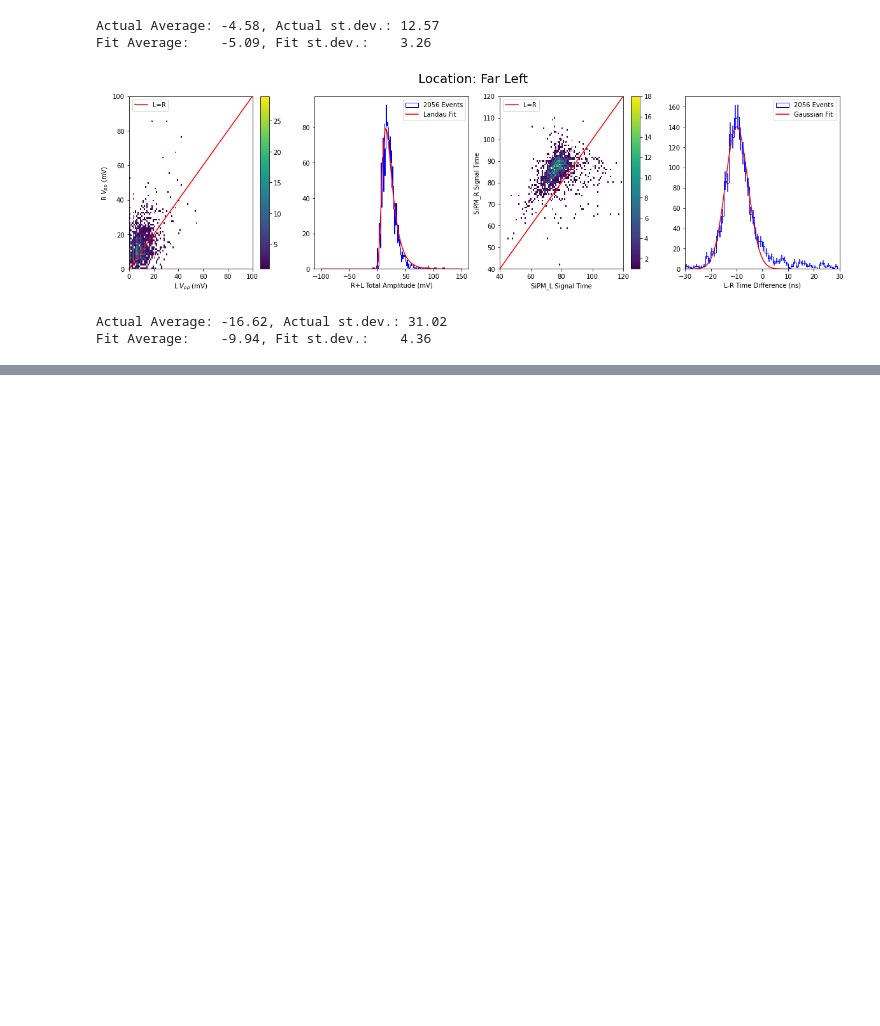
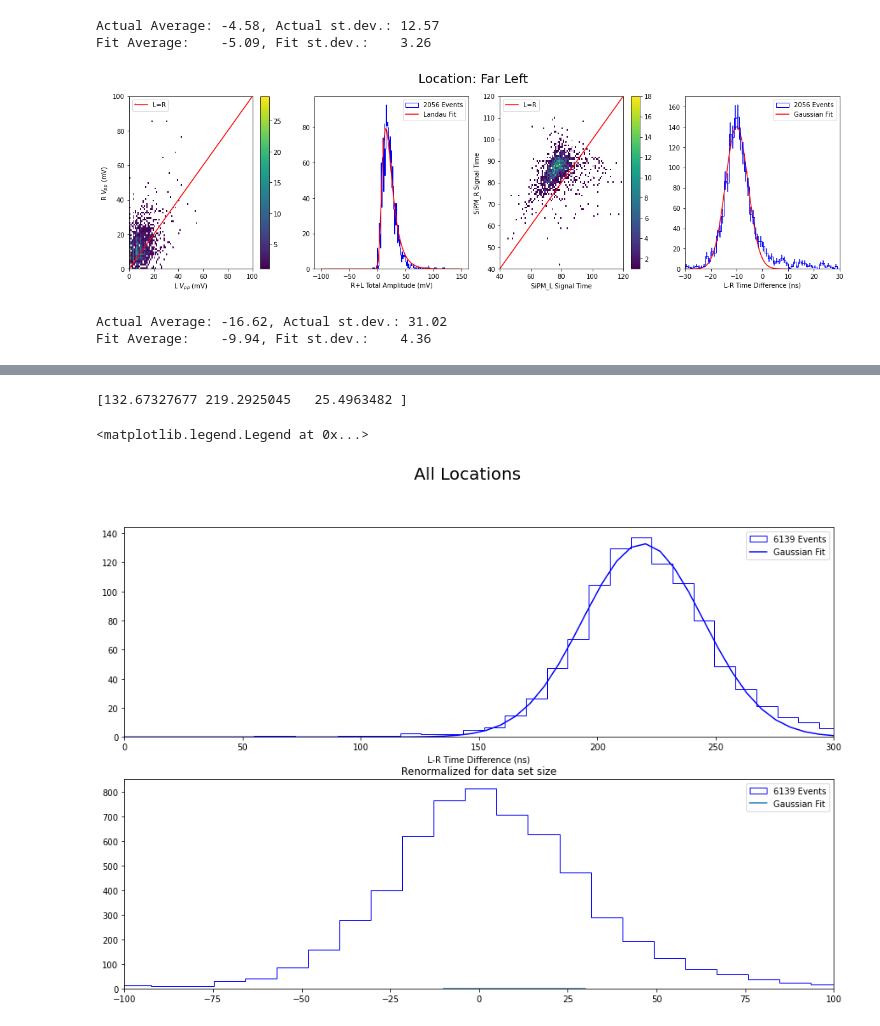
Before and after one commit to peckalec/SiPM-Studies, a Jupyter notebook: SingleBarCosmics.ipynb, the cells around one changed output, grey strips where cells are left out. Drawn from its saved outputs; the diff is of its cells as text; code cells hidden in the pictures; blank space fills up the shorter version.

```diff
--- a/SingleBarCosmics.ipynb
+++ b/SingleBarCosmics.ipynb
@@ -479,0 +514,29 @@ plt.show()
+# %%
+#calculate residuals for each of the five locations and in total
+fig,ax = plt.subplots(2,1,figsize=(15,10))
+fig.suptitle("All Locations", fontsize=20)
+binresolution = 1
+
+
+bincount = int(np.floor( (max(df232cut.eval("ch3_time_fit-ch4_time_fit"))-min(df232cut.eval("ch3_time_fit-ch4_time_fit")))/binresolution ))
+count,binedges,bars=ax[0].hist(df232cut.eval(f"(ch3_time_fit-ch4_time_fit)*{p[0]}+{p[1]}"),bincount, label=f"{len(df232cut.ch4_time_fit)} Events",color=["blue"],weights=[137/max(count)]*len(df232cut.ch3_time_fit),histtype="step")
+bincenters = binedges[1:]/2+binedges[:-1]/2
+coeff, covar = curve_fit(gaus, bincenters, count,p0=(800,250,50))
+print(coeff)
+ax[0].plot(np.linspace(0,300,50),gaus(np.linspace(0,300,50),*coeff),label="Gaussian Fit",color="b")
+
+
+ax[1].hist(df232cut.eval(f"((ch3_time_fit-ch4_time_fit)*{p[0]}+{p[1]})-(232-14)"),bincount, label=f"{len(df232cut.ch4_time_fit)} Events",color=["blue"],weights=[137/max(count)]*len(df232cut.ch3_time_fit),histtype="step")
+ax[1].plot(np.linspace(-10,30,50),gaus(np.linspace(-10,30,50),*coeff)*renorm,label="Gaussian Fit")
+
+
+ax[0].set_xlabel("L-R Time Difference (ns)")
+ax[0].legend()
+ax[1].set_title("Renormalized for data set size")
+ax[0].set_xlim(0,300)
+ax[1].set_xlim(-100,100)
+ax[1].legend()
+# %% [output]
+[132.67327677 219.2925045   25.4963482 ]
+<matplotlib.legend.Legend at 0x...>
+[figure, added]
```
Also changed, not shown: parts of 7 cells of this notebook.
